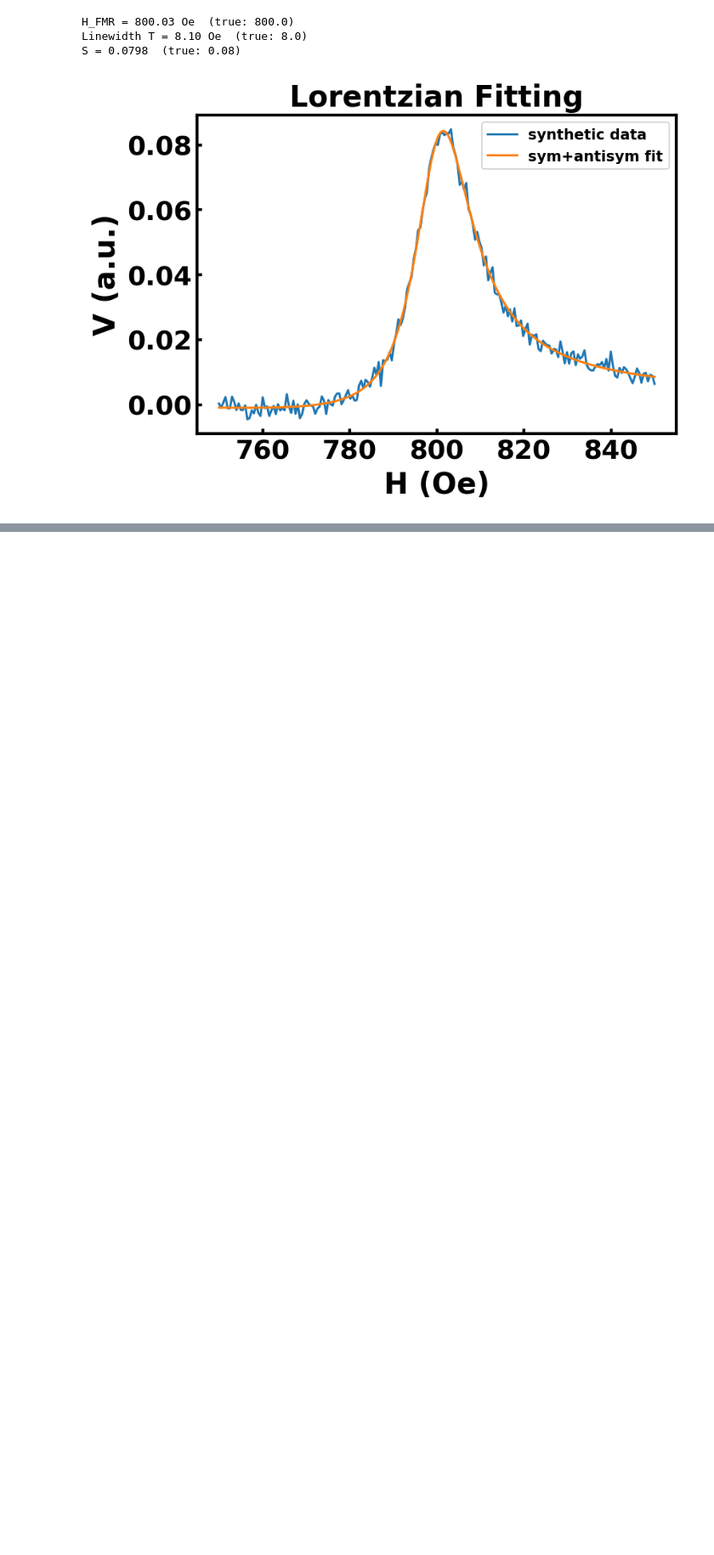
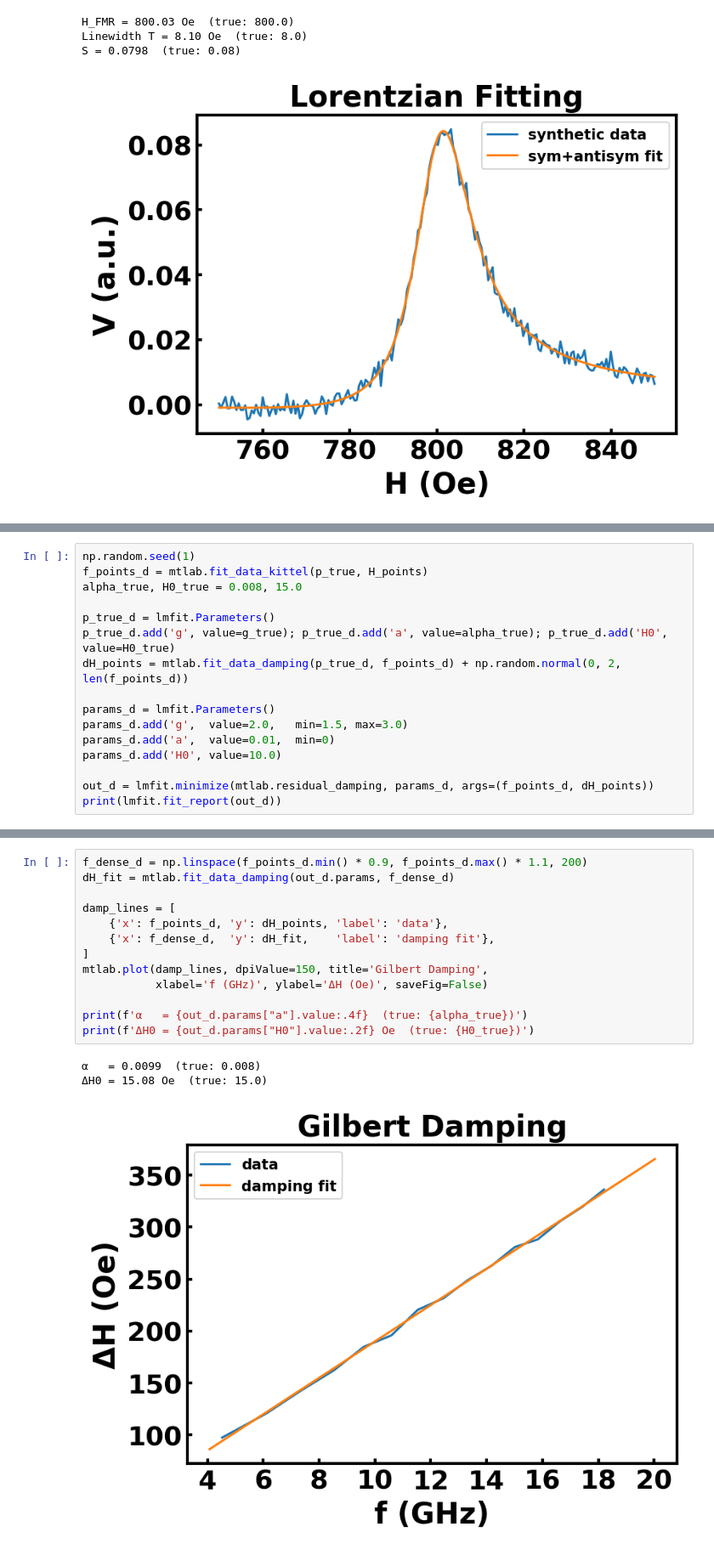
Before and after one commit to ttt50966/mtlab, a Jupyter notebook: example_usage.ipynb, the cells around one changed output, grey strips where cells are left out. Shown at 85% size. Drawn from its saved outputs; the diff is of its cells as text; blank space fills up the shorter version.

```diff
--- a/example_usage.ipynb
+++ b/example_usage.ipynb
@@ -211,0 +275,16 @@ S = 0.0798  (true: 0.08)
+# %%
+np.random.seed(1)
+f_points_d = mtlab.fit_data_kittel(p_true, H_points)
+alpha_true, H0_true = 0.008, 15.0
+
+p_true_d = lmfit.Parameters()
+p_true_d.add('g', value=g_true); p_true_d.add('a', value=alpha_true); p_true_d.add('H0', value=H0_true)
+dH_points = mtlab.fit_data_damping(p_true_d, f_points_d) + np.random.normal(0, 2, len(f_points_d))
+
+params_d = lmfit.Parameters()
+params_d.add('g',  value=2.0,   min=1.5, max=3.0)
+params_d.add('a',  value=0.01,  min=0)
+params_d.add('H0', value=10.0)
+
+out_d = lmfit.minimize(mtlab.residual_damping, params_d, args=(f_points_d, dH_points))
+print(lmfit.fit_report(out_d))
@@ -211,0 +309,17 @@ S = 0.0798  (true: 0.08)
+# %%
+f_dense_d = np.linspace(f_points_d.min() * 0.9, f_points_d.max() * 1.1, 200)
+dH_fit = mtlab.fit_data_damping(out_d.params, f_dense_d)
+
+damp_lines = [
+    {'x': f_points_d, 'y': dH_points, 'label': 'data'},
+    {'x': f_dense_d,  'y': dH_fit,    'label': 'damping fit'},
+]
+mtlab.plot(damp_lines, dpiValue=150, title='Gilbert Damping',
+           xlabel='f (GHz)', ylabel='ΔH (Oe)', saveFig=False)
+
+print(f'α   = {out_d.params["a"].value:.4f}  (true: {alpha_true})')
+print(f'ΔH0 = {out_d.params["H0"].value:.2f} Oe  (true: {H0_true})')
+# %% [output]
+α   = 0.0099  (true: 0.008)
+ΔH0 = 15.08 Oe  (true: 15.0)
+[figure, added]
```
Also changed, not shown: parts of 5 cells of this notebook.
